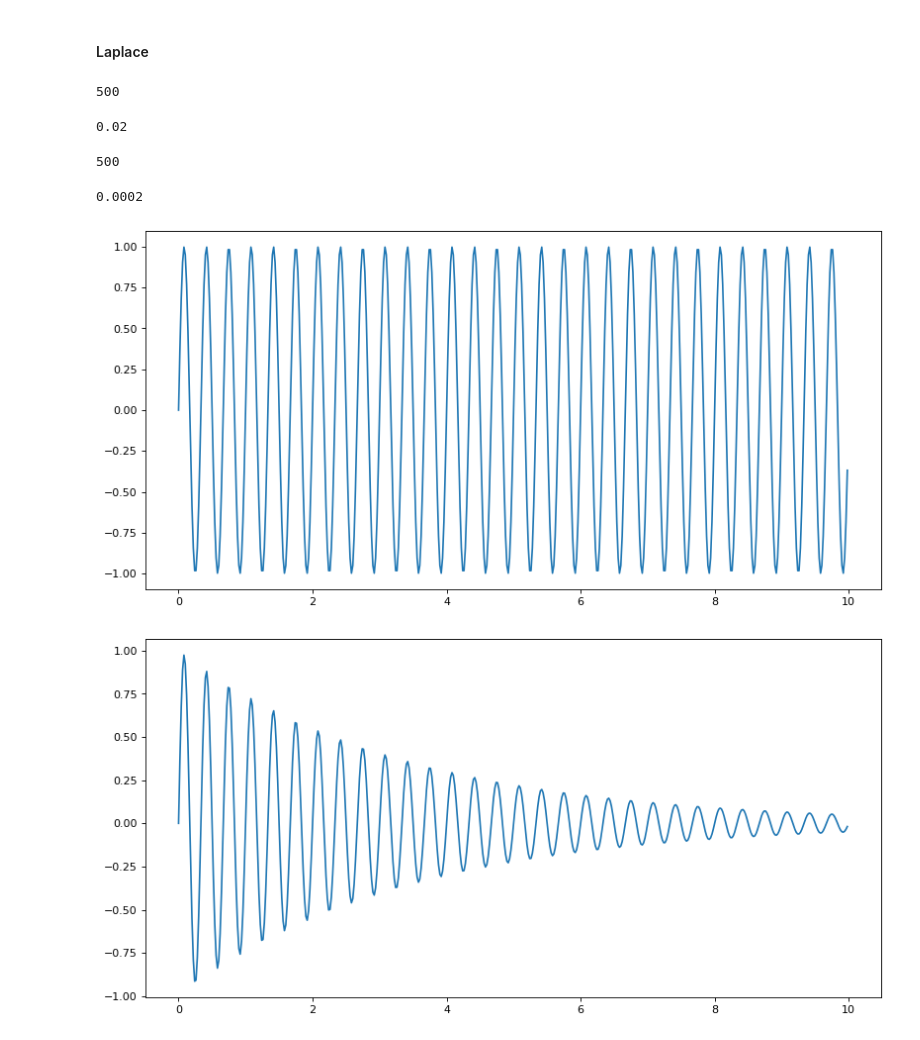
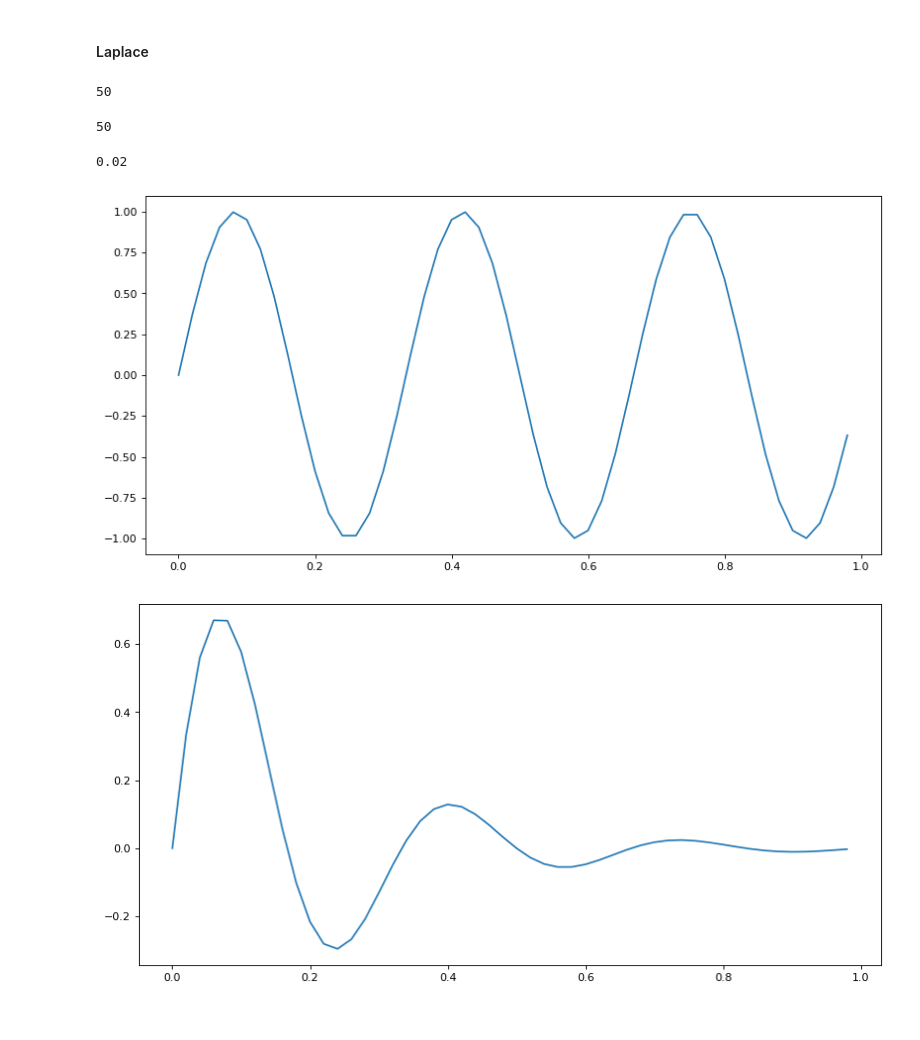
Before and after one commit to smrutijz/exploration, a Jupyter notebook: math/laplace.ipynb, the cells around one changed output. Saved outputs shown, nothing was run; the diff lists cells and outputs as text; code cells hidden in the pictures.

```diff
--- a/math/laplace.ipynb
+++ b/math/laplace.ipynb
@@ -28,7 +28,7 @@ pos_mask = np.where(sample_freq > 0)
 freqs = sample_freq[pos_mask]
 # %%
 start = 0
-end = 10
+end = 1
 ls = 0.02
 t = np.arange(start, end, ls)
 funtion_of_time = np.sin(3* 2 * np.pi * t)
@@ -44,29 +44,25 @@ freqs = sample_freq[pos_mask]
 # %%
 t.size
 # %% [output]
-500
+50
-# %%
-ls/period
-# %% [output]
-0.02
 # %%
 no_of_sample
 # %% [output]
-500
+50
 # %%
 1/no_of_sample/(end-start)
 # %% [output]
-0.0002
+0.02
 # %%
 plt.figure(figsize=(12, 6), dpi=80)
 plt.plot(t, funtion_of_time);
 # %% [output]
-[figure, old version]
+[figure, new version]
 # %%
-alpha=0.3
+alpha=5
 funtion_of_time_laplace = u * np.exp(-1*alpha*t)*funtion_of_time
 plt.figure(figsize=(12, 6), dpi=80)
 plt.plot(t,funtion_of_time_laplace)
 plt.show();
 # %% [output]
-[figure, old version]
+[figure, new version]
```
Also changed, not shown: parts of 14 cells of this notebook, 3 other files.
